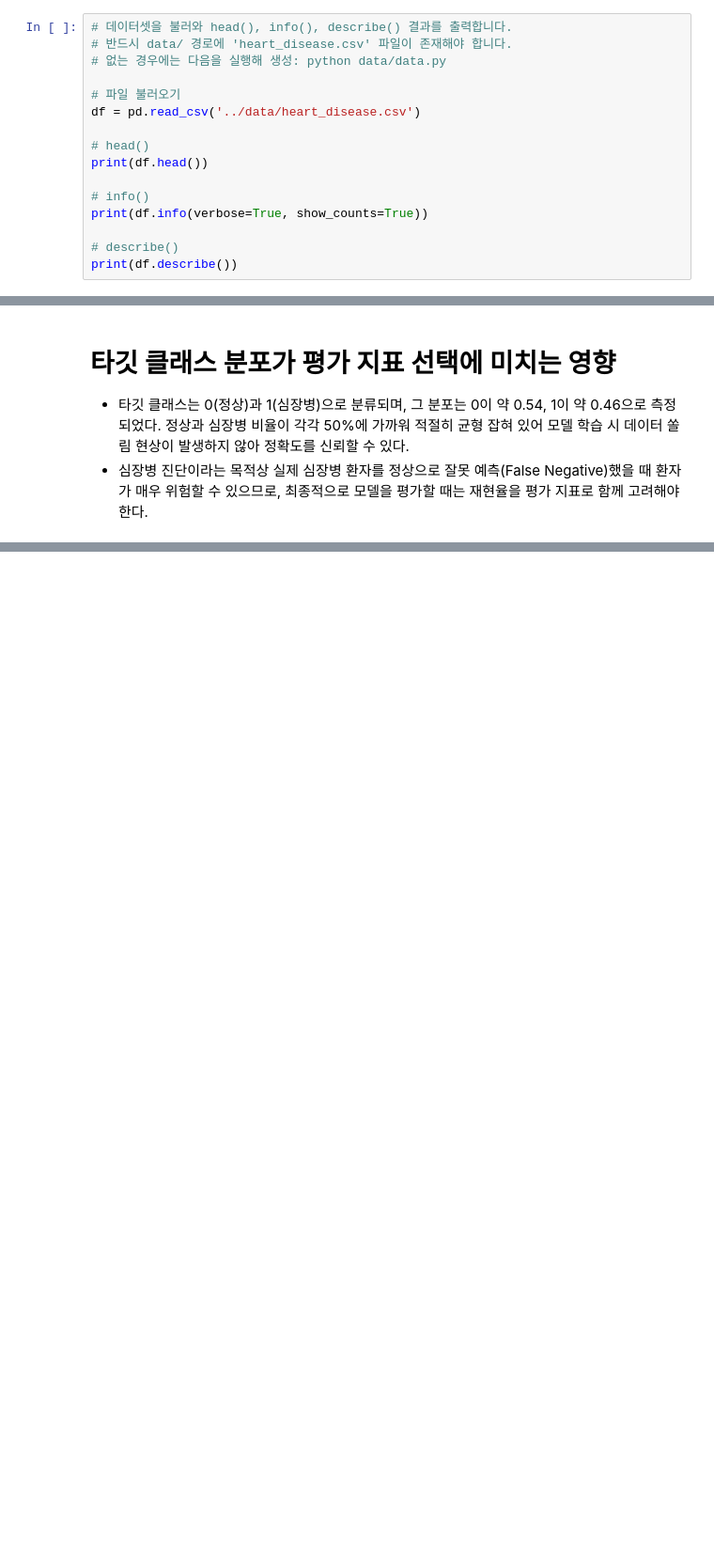
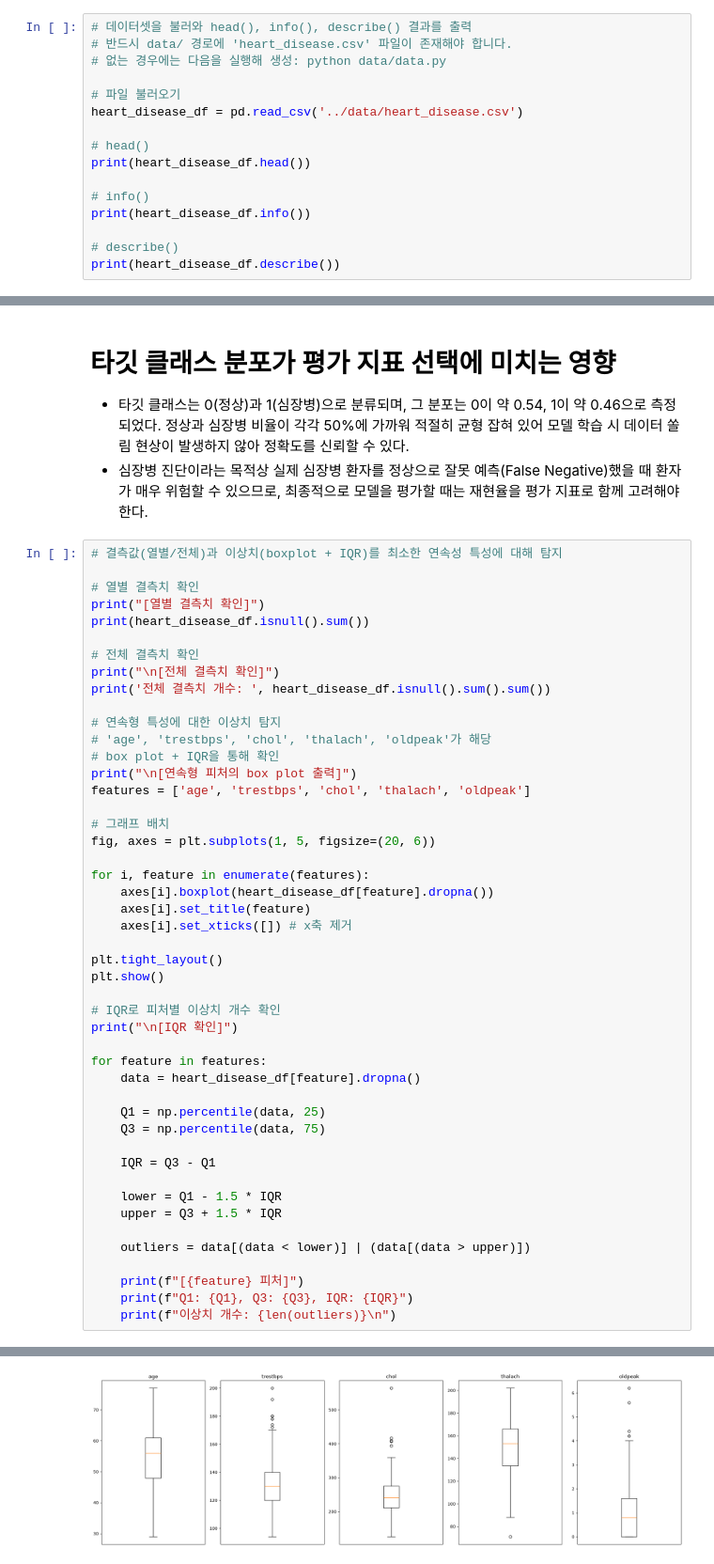
Before and after one commit to Hanse0ng/KU_ML_202121071_FinalProject_CardioCare, a Jupyter notebook: notebooks/01_eda_preprocessing.ipynb, the cells around one changed output, grey strips where cells are left out. Shown at 94% size. Saved outputs shown, nothing was run; the diff lists cells and outputs as text; blank space fills up the shorter version.

```diff
--- a/notebooks/01_eda_preprocessing.ipynb
+++ b/notebooks/01_eda_preprocessing.ipynb
@@ -7,19 +10,19 @@ import pandas as pd
 # %%
-# 데이터셋을 불러와 head(), info(), describe() 결과를 출력합니다.
+# 데이터셋을 불러와 head(), info(), describe() 결과를 출력
 # 반드시 data/ 경로에 'heart_disease.csv' 파일이 존재해야 합니다.
 # 없는 경우에는 다음을 실행해 생성: python data/data.py
 
 # 파일 불러오기
-df = pd.read_csv('../data/heart_disease.csv')
+heart_disease_df = pd.read_csv('../data/heart_disease.csv')
 
 # head()
-print(df.head())
+print(heart_disease_df.head())
 
 # info()
-print(df.info(verbose=True, show_counts=True))
+print(heart_disease_df.info())
 
 # describe()
-print(df.describe())
+print(heart_disease_df.describe())
 # %% [output]
    age  sex  cp  trestbps  chol  fbs  restecg  thalach  exang  oldpeak  slope  \
 0   63    1   1       145   233    1        2      150      0      2.3      3
@@ -50,3 +53,51 @@ Name: proportion, dtype: float64
 # 타깃 클래스 분포가 평가 지표 선택에 미치는 영향
 - 타깃 클래스는 0(정상)과 1(심장병)으로 분류되며, 그 분포는 0이 약 0.54, 1이 약 0.46으로 측정되었다. 정상과 심장병 비율이 각각 50%에 가까워 적절히 균형 잡혀 있어 모델 학습 시 데이터 쏠림 현상이 발생하지 않아 정확도를 신뢰할 수 있다.
 - 심장병 진단이라는 목적상 실제 심장병 환자를 정상으로 잘못 예측(False Negative)했을 때 환자가 매우 위험할 수 있으므로, 최종적으로 모델을 평가할 때는 재현율을 평가 지표로 함께 고려해야 한다.
+# %%
+# 결측값(열별/전체)과 이상치(boxplot + IQR)를 최소한 연속성 특성에 대해 탐지
+
+# 열별 결측치 확인
+print("[열별 결측치 확인]")
+print(heart_disease_df.isnull().sum())
+
+# 전체 결측치 확인
+print("\n[전체 결측치 확인]")
+print('전체 결측치 개수: ', heart_disease_df.isnull().sum().sum())
+
+# 연속형 특성에 대한 이상치 탐지
+# 'age', 'trestbps', 'chol', 'thalach', 'oldpeak'가 해당
+# box plot + IQR을 통해 확인
+print("\n[연속형 피처의 box plot 출력]")
+features = ['age', 'trestbps', 'chol', 'thalach', 'oldpeak']
+
+# 그래프 배치
+fig, axes = plt.subplots(1, 5, figsize=(20, 6))
+
+for i, feature in enumerate(features):
+    axes[i].boxplot(heart_disease_df[feature].dropna())
+    axes[i].set_title(feature)
+    axes[i].set_xticks([]) # x축 제거
+
+plt.tight_layout()
+plt.show()
+
+# IQR로 피처별 이상치 개수 확인
+print("\n[IQR 확인]")
+
+for feature in features:
+    data = heart_disease_df[feature].dropna()
+
+    Q1 = np.percentile(data, 25)
+    Q3 = np.percentile(data, 75)
+
+    IQR = Q3 - Q1
+
+    lower = Q1 - 1.5 * IQR
+    upper = Q3 + 1.5 * IQR
+
+    outliers = data[(data < lower)] | (data[(data > upper)])
+
+    print(f"[{feature} 피처]")
+    print(f"Q1: {Q1}, Q3: {Q3}, IQR: {IQR}")
+    print(f"이상치 개수: {len(outliers)}\n")
+# %% [output]
@@ -52,0 +121 @@ Name: proportion, dtype: float64
+[figure, added]
```
Also changed, not shown: parts of 5 cells of this notebook, 3 other files.
